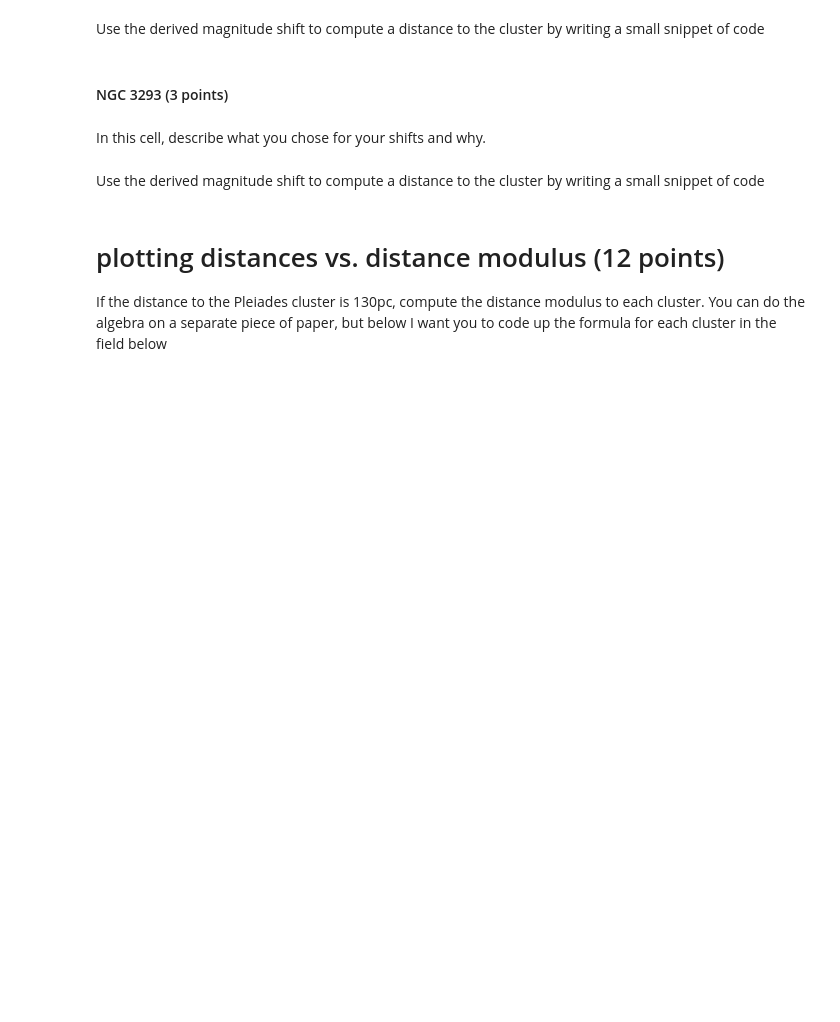
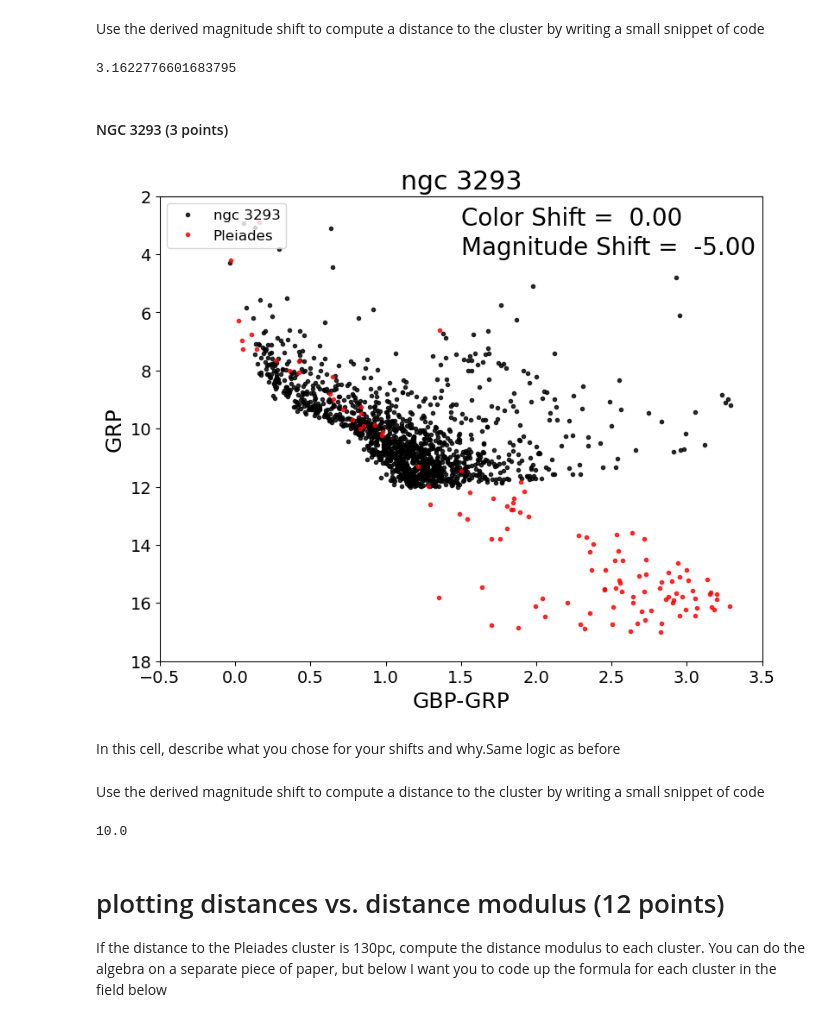
Before and after one commit to AstroKeaton/CMD_distmod_student, a Jupyter notebook: cluster_plot_student.ipynb, the cells around one changed output. Saved outputs shown, nothing was run; the diff lists cells and outputs as text; code cells hidden in the pictures; blank space fills up the shorter version.

```diff
--- a/cluster_plot_student.ipynb
+++ b/cluster_plot_student.ipynb
@@ -94,18 +107,22 @@ Use the derived magnitude shift to compute a distance to the cluster by writing
 #### Write code here.
 
 # enter your calculated shift here
-shift_ngc6231 =
+shift_ngc6231 =-2.5
 
 # Assuming the distance to M45 is 130pc write an code expression that converts your shift into the ratio of the distances
 #the Pleiades to this cluster
-dist_ratio_ngc6231 =
+dist_ratio_ngc6231 = 10**(-shift_ngc6231/5)
 print(dist_ratio_ngc6231)
+# %% [output]
+3.1622776601683795
 # %% [markdown]
 #### NGC 3293  (3 points)
 # %%
-cp.cmdplot(clustname='ngc 3293',magshift=0.0,colshift=0.0)
+cp.cmdplot(clustname='ngc 3293',magshift=-5,colshift=0.0)
+# %% [output]
+[figure, added]
 # %% [markdown]
-In this cell, describe what you chose for your shifts and why.
+In this cell, describe what you chose for your shifts and why.Same logic as before
 # %% [markdown]
 Use the derived magnitude shift to compute a distance to the cluster by writing a small snippet of code
 # %%
@@ -114,12 +131,14 @@ Use the derived magnitude shift to compute a distance to the cluster by writing
 #### Write code here.
 
 # enter your calculated shift here
-shift_ngc3293 =
+shift_ngc3293 = -5
 
 # Assuming the distance to M45 is 130pc write an code expression that converts your shift into the ratio of the distances
 #the Pleiades to this cluster
-dist_ratio_ngc3293 =
+dist_ratio_ngc3293 = 10**(-shift_ngc3293/5)
 print(dist_ratio_ngc3293)
+# %% [output]
+10.0
 # %% [markdown]
 # plotting distances vs. distance modulus  (12 points)
 If the distance to the Pleiades cluster is 130pc, compute the distance modulus to each cluster.  You can do the algebra on a separate piece of paper, but below I want you to code up the formula for each cluster in the field below
```
Also changed, not shown: parts of 9 cells of this notebook.
